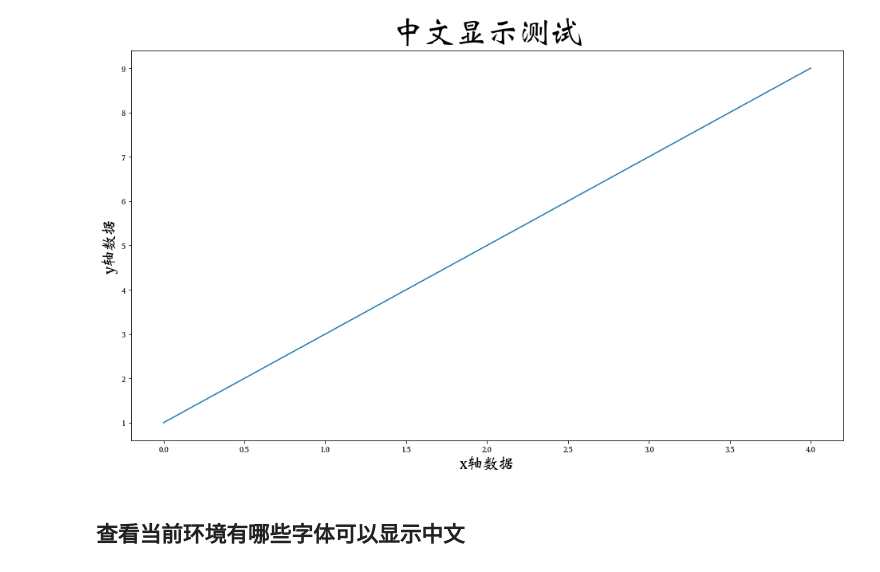
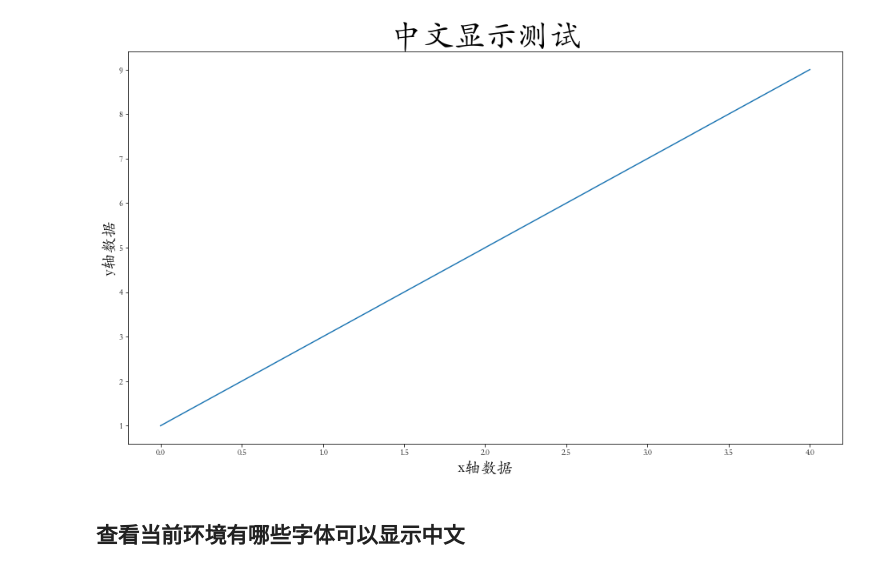
Before and after one commit to YiyaoZhang9527/Algorithm-class-at-Huai-Vocational-College, a Jupyter notebook: matplotlib中文显示乱码处理.ipynb, the cells around one changed output. Cells and saved outputs as stored; diff of their text form; code cells hidden in the pictures.

```diff
--- a/matplotlib中文显示乱码处理.ipynb
+++ b/matplotlib中文显示乱码处理.ipynb
@@ -1,5 +1,6 @@
 # %%
 import numpy as np
+
 
 # plt.rcParams.update({
 #     "font.family": "serif",
@@ -7,36 +8,39 @@ import numpy as np
 #     "font.serif": [],
 #     # Use specific cursive fonts.
 #     "font.cursive": ["Comic Neue", "Comic Sans MS"],
 # })
 # import matplotlib as mpl
 # mpl.font_manager.fontManager.addfont("/Users/magu/anaconda3/envs/TS_ENV_38_add_AKshare/lib/python3.8/site-packages/matplotlib/mpl-data/fonts/ttf/SimHei.ttf")
 # plt.rcParams['font.sans-serif'] = ['SimHei']
 
 import platform
 import matplotlib.pyplot as plt
 
 system = platform.system()
 if system == "Linux":
-    plt.rcParams['font.sans-serif'] = ["Noto Sans CJK JP"]
+    plt.rcParams['font.sans-serif'] = ["AR PL UKai CN"] #["Noto Sans CJK JP"]
 elif system == "Darwin":
-    plt.rcParams['font.sans-serif'] = ["Weibei SC"]#["Kaiti SC"]
+    plt.rcParams['font.sans-serif'] = ["Kaiti SC"]
 plt.rcParams['axes.unicode_minus'] = False
 #plt.rcParams['font.sans-serif'] = ["Kaiti SC"]#["Arial Unicode MS"]#["Yuppy TC"] # mac os 中文字体
 
 
 
 import matplotlib.pyplot as plt
+
 
 x = list(range(5))
 y = list(range(1,10,2))
 plt.figure(figsize=(16,9))
 plt.plot(x,y)
 plt.title("中文显示测试",fontsize=40)
 plt.xlabel('x轴数据',fontsize = 20)
 plt.ylabel('y轴数据',fontsize = 20)
 plt.show()
+
+# %matplotlib widget
 # %% [output]
-[figure, old version]
+[figure, new version]
 # %%
 # from matplotlib.font_manager import FontManager
 # fm = FontManager()
```
Also changed, not shown: parts of 2 cells of this notebook, 8 other files.
